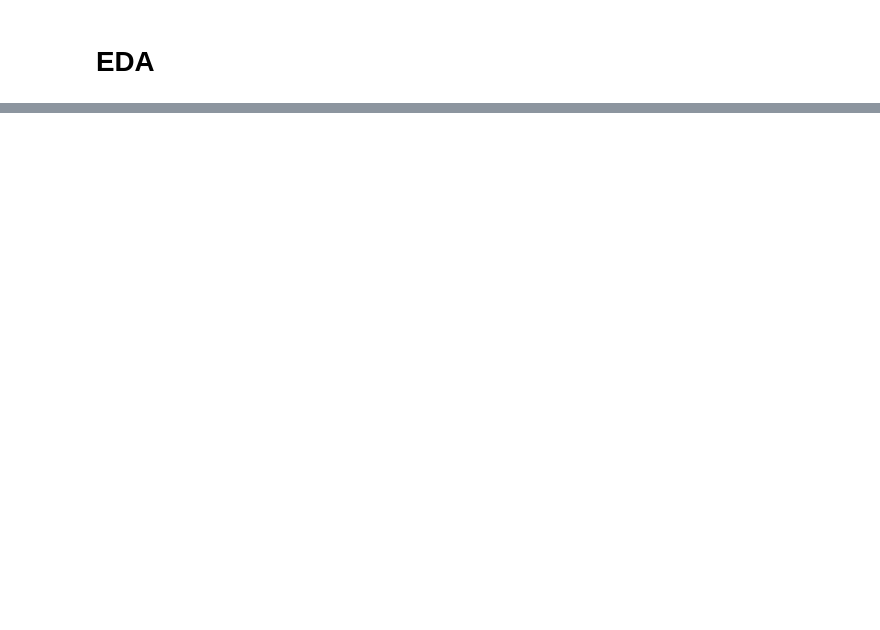
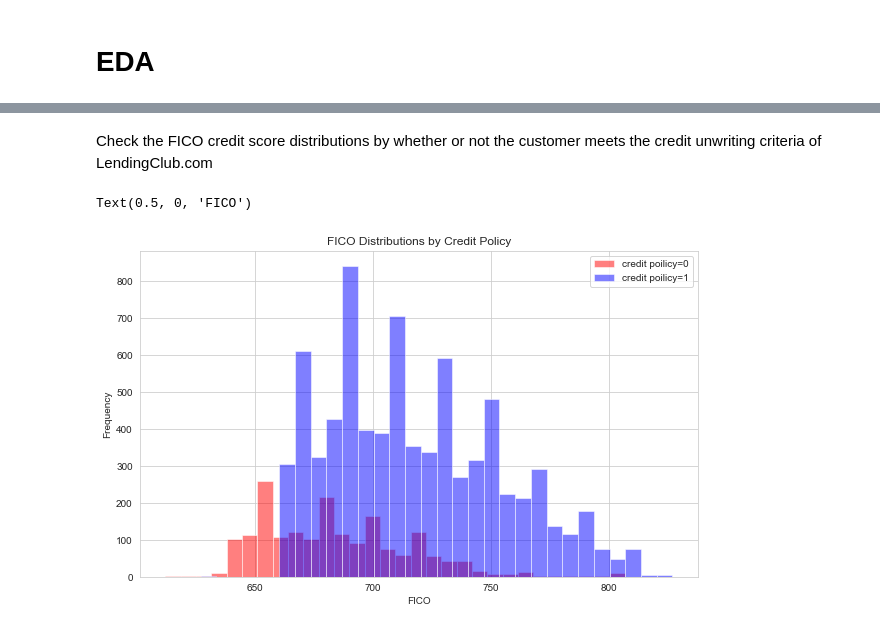
Before and after one commit to jafar-shodiq/mlearning-proj, a Jupyter notebook: project/will-the-borrower-pay-in-full-to-the-investor/lending-club.ipynb, the cells around one changed output, grey strips where cells are left out. Cells and saved outputs as stored; diff of their text form; code cells hidden in the pictures; blank space fills up the shorter version.

```diff
--- a/project/will-the-borrower-pay-in-full-to-the-investor/lending-club.ipynb
+++ b/project/will-the-borrower-pay-in-full-to-the-investor/lending-club.ipynb
@@ -29,2 +30,14 @@ Random forest classifier - accuracy
 # %% [markdown]
 # EDA
+# %%
+import pandas as pd
+import numpy as np
+import matplotlib.pyplot as plt
+import seaborn as sns
+%matplotlib inline
+
+sns.set_style('whitegrid')
+sns.set_palette('viridis')
+# %%
+df = pd.read_csv('loan_data.csv')
+df.head()
@@ -30,0 +83,12 @@ Random forest classifier - accuracy
+# %% [markdown]
+Check the FICO credit score distributions by whether or not the customer meets the credit unwriting criteria of LendingClub.com
+# %%
+plt.figure(figsize=(10,6))
+df[df['credit.policy']==0]['fico'].plot.hist(bins=30, color='red', alpha=0.5, label='credit poilicy=0')
+df[df['credit.policy']==1]['fico'].plot.hist(bins=30, color='blue', alpha=0.5, label='credit poilicy=1')
+plt.legend()
+plt.title('FICO Distributions by Credit Policy')
+plt.xlabel('FICO')
+# %% [output]
+Text(0.5, 0, 'FICO')
+[figure, added]
```
Also changed, not shown: parts of 54 cells of this notebook, 1 other file.
